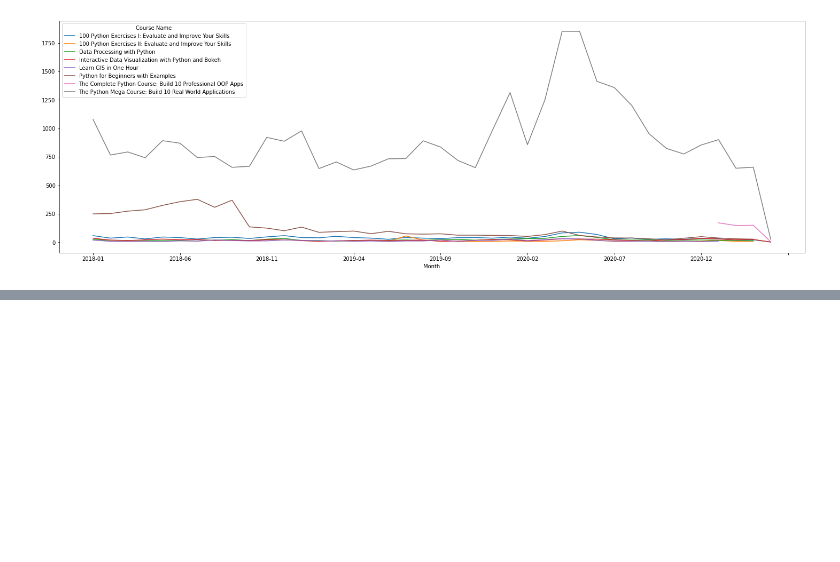
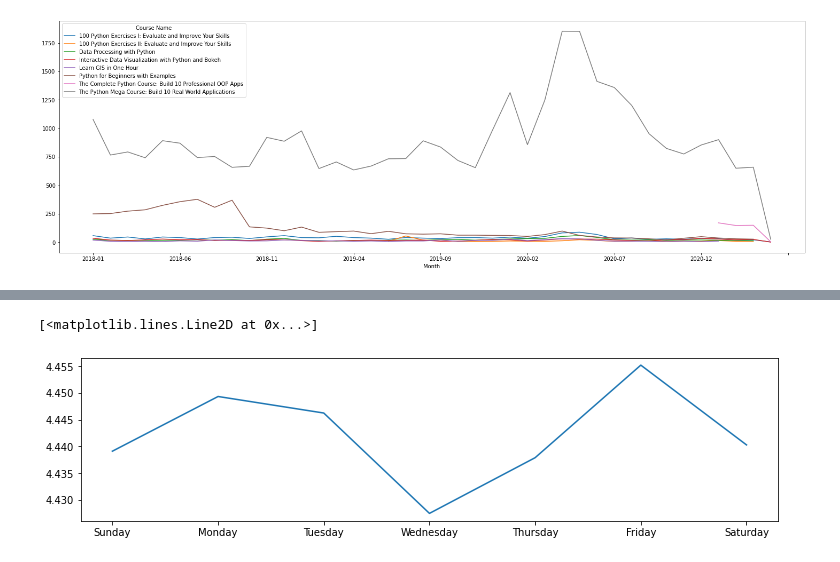
Before and after one commit to goonerify/The-Python-Mega-Course-Build-10-Real-World-Applications, a Jupyter notebook: Section 19 Data Analysis and Visualisation with Matplotlib, HighCharts/Visualizations.ipynb, the cells around one changed output, grey strips where cells are left out. Drawn from its saved outputs; the diff is of its cells as text; code cells hidden in the pictures; blank space fills up the shorter version.

```diff
--- a/Section 19 Data Analysis and Visualisation with Matplotlib, HighCharts/Visualizations.ipynb
+++ b/Section 19 Data Analysis and Visualisation with Matplotlib, HighCharts/Visualizations.ipynb
@@ -126,0 +154,7 @@ month_avg_crs.plot(figsize=(25, 8))
+# %%
+# get_level_values(0) to get the index column at position 0 of a muiti-index dataframe
+plt.figure(figsize=(12.5, 3))
+plt.plot(weekday_average.index.get_level_values(0), weekday_average['Rating'])
+# %% [output]
+[<matplotlib.lines.Line2D at 0x...>]
+[figure, added]
```
Also changed, not shown: parts of 4 cells of this notebook.
